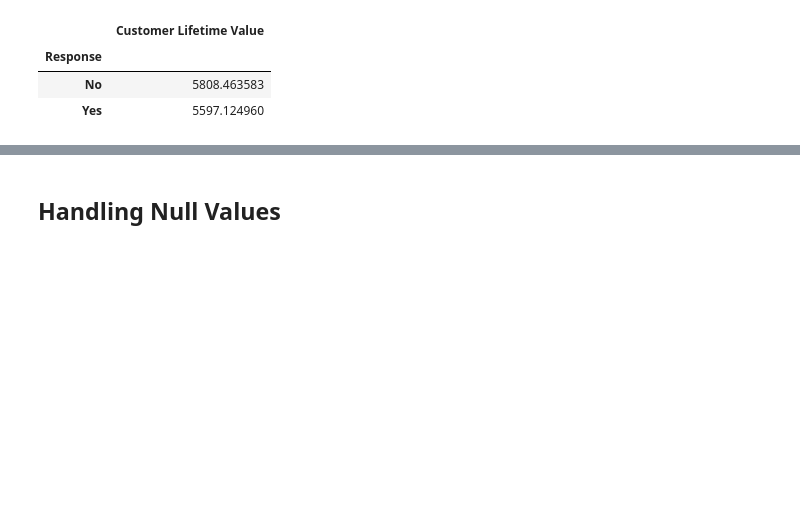
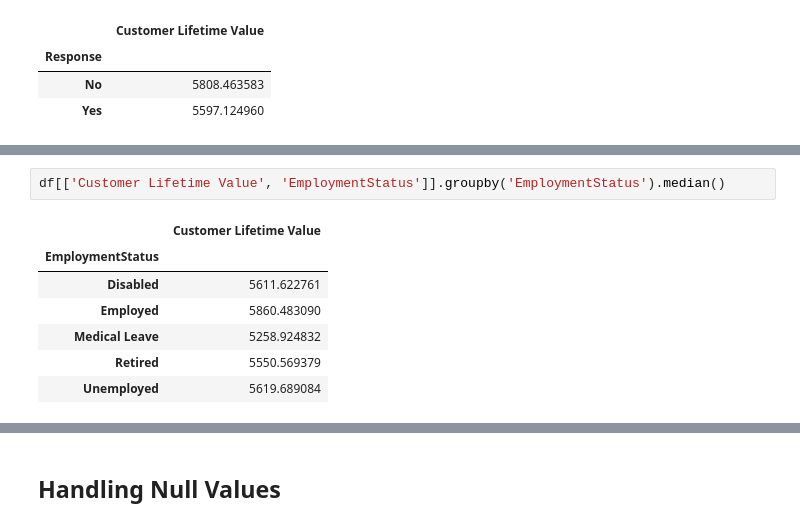
Before and after one commit to ddahiya16/Machine-Learning, a Jupyter notebook: Customer Life Time Value Prediction Model.ipynb, the cells around one changed output, grey strips where cells are left out. Saved outputs shown, nothing was run; the diff lists cells and outputs as text; blank space fills up the shorter version.

```diff
--- a/Customer Life Time Value Prediction Model.ipynb
+++ b/Customer Life Time Value Prediction Model.ipynb
@@ -159,0 +214,10 @@ df[['Gender', 'Response']].groupby('Gender').count()
+# %%
+df[['Customer Lifetime Value', 'EmploymentStatus']].groupby('EmploymentStatus').median()
+# %% [output]
+|  | Customer Lifetime Value |
+| EmploymentStatus |  |
+| Disabled | 5611.622761 |
+| Employed | 5860.483090 |
+| Medical Leave | 5258.924832 |
+| Retired | 5550.569379 |
+| Unemployed | 5619.689084 |
```
Also changed, not shown: parts of 34 cells of this notebook.
